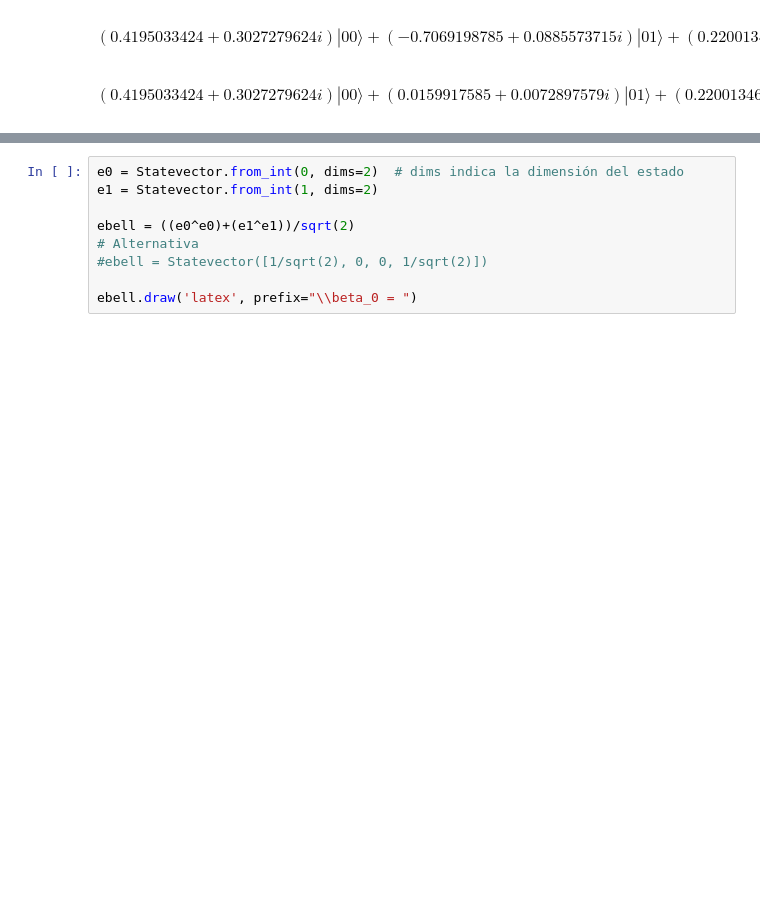
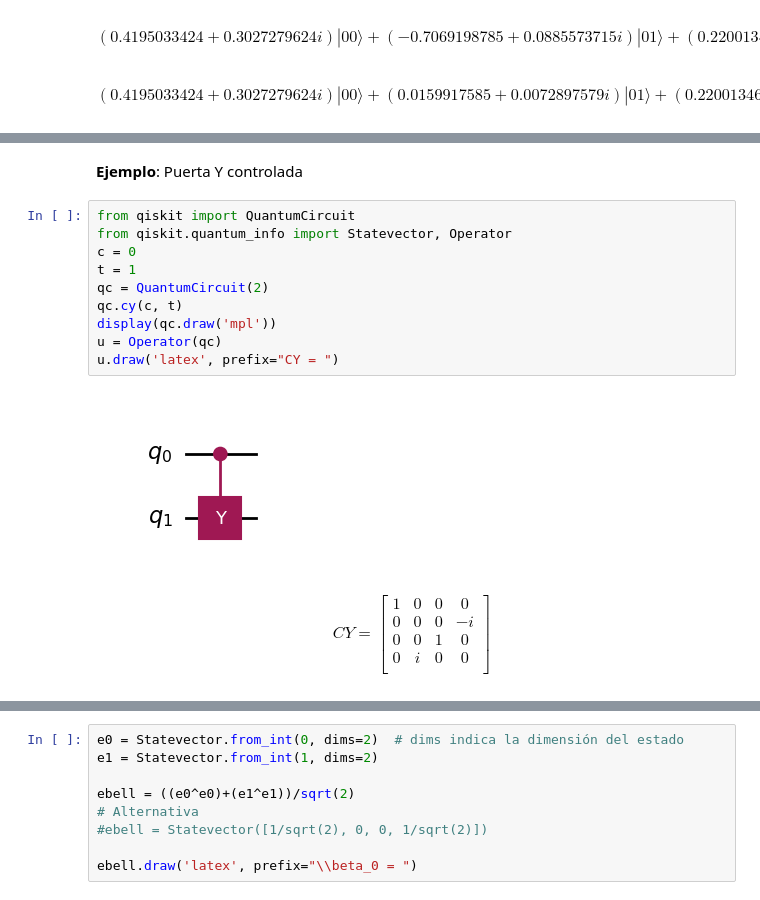
Before and after one commit to tarabelo/GrIA-QML-2025-26, a Jupyter notebook: 03. Bits y Cúbits.ipynb, the cells around one changed output, grey strips where cells are left out. Drawn from its saved outputs; the diff is of its cells as text; blank space fills up the shorter version.

```diff
--- a/03. Bits y Cúbits.ipynb
+++ b/03. Bits y Cúbits.ipynb
@@ -1150,0 +1201,23 @@ $$(0.4195033424 + 0.3027279624 i) |00\rangle+(0.0159917585 + 0.0072897579 i) |01
+# %% [markdown]
+**Ejemplo**: Puerta Y controlada
+# %%
+from qiskit import QuantumCircuit
+from qiskit.quantum_info import Statevector, Operator
+c = 0
+t = 1
+qc = QuantumCircuit(2)
+qc.cy(c, t)
+display(qc.draw('mpl'))
+u = Operator(qc)
+u.draw('latex', prefix="CY = ")
+# %% [output]
+[figure, added]
+$$
+CY =
+\begin{bmatrix}
+1 & 0 & 0 & 0  \\
+ 0 & 0 & 0 & - i  \\
+ 0 & 0 & 1 & 0  \\
+ 0 & i & 0 & 0  \\
+ \end{bmatrix}
+$$
```
Also changed, not shown: parts of 27 cells of this notebook.
